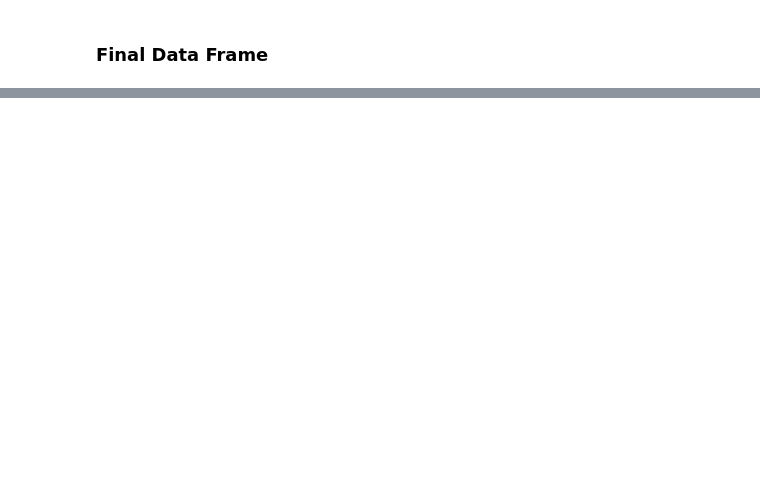
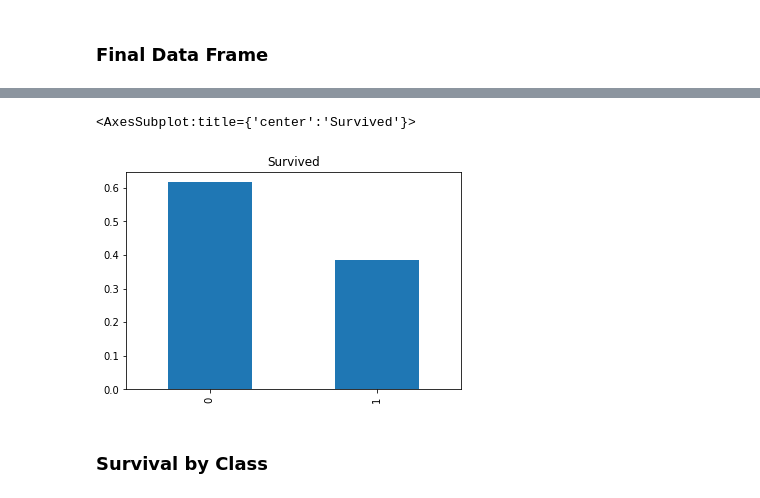
Before and after one commit to AmitSamra/Titanic, a Jupyter notebook: Titanic.ipynb, the cells around one changed output, grey strips where cells are left out. Cells and saved outputs as stored; diff of their text form; code cells hidden in the pictures; blank space fills up the shorter version.

```diff
--- a/Titanic.ipynb
+++ b/Titanic.ipynb
@@ -190,0 +206,8 @@ df_main.corr()
+# %%
+# Plot percentage survived
+df_main['Survived'].value_counts(normalize=True).plot(kind='bar', title = 'Survived')
+# %% [output]
+<AxesSubplot:title={'center':'Survived'}>
+[figure, added]
+# %% [markdown]
+### Survival by Class
```
Also changed, not shown: parts of 19 cells of this notebook.
